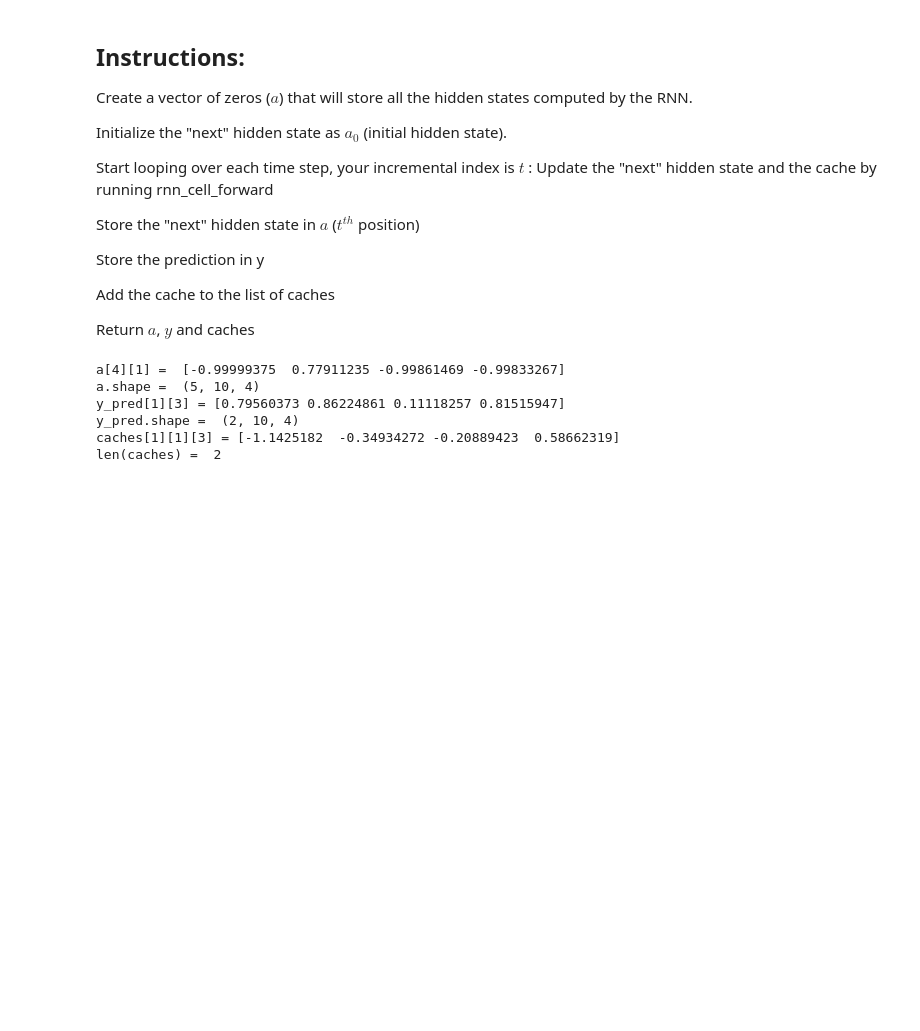
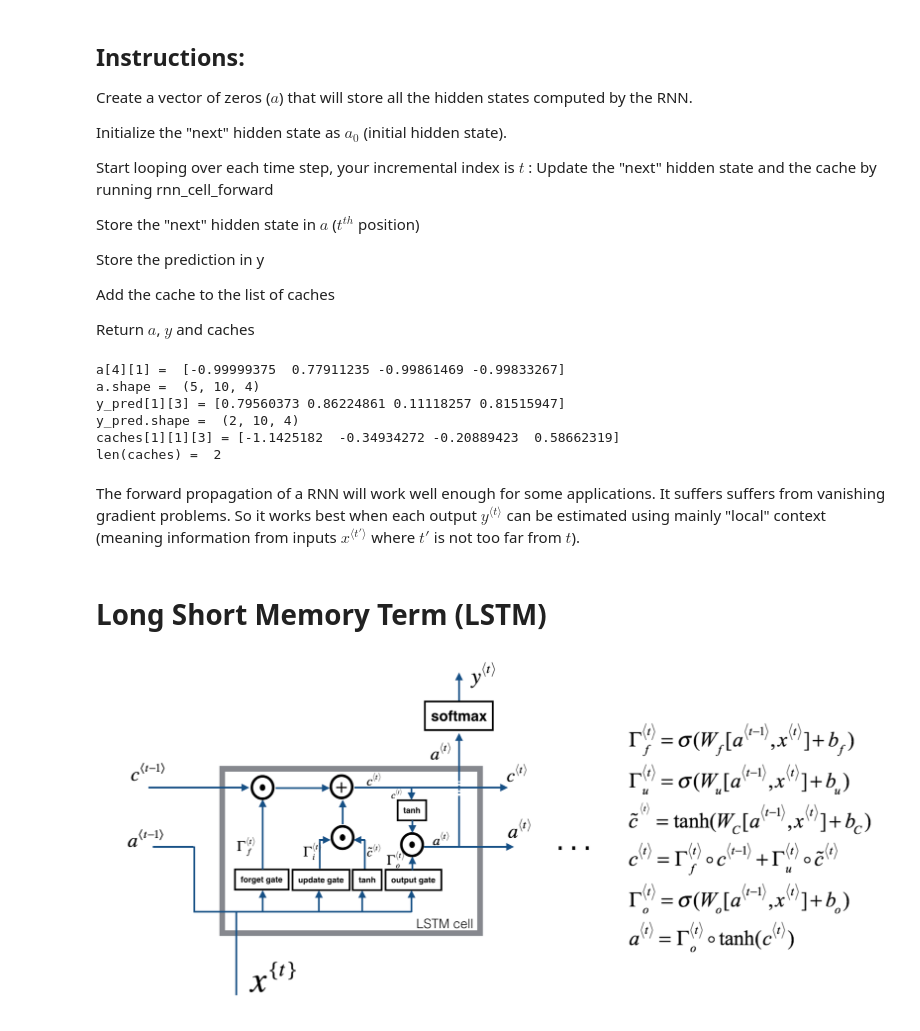
Before and after one commit to jkiani64/NLP_1, a Jupyter notebook: Build RNN.ipynb, the cells around one changed output. Cells and saved outputs as stored; diff of their text form; code cells hidden in the pictures; blank space fills up the shorter version.

Commit message:
LSTM cell is added

```diff
--- a/Build RNN.ipynb
+++ b/Build RNN.ipynb
@@ -217,0 +211,8 @@ len(caches) =  2
+# %% [markdown]
+The forward propagation of a RNN will work well enough for some applications. It suffers suffers from vanishing gradient problems. So it works best when each output $y^{\langle t \rangle}$ can be estimated using mainly "local" context (meaning information from inputs $x^{\langle t' \rangle}$ where $t'$ is not too far from $t$).
+# %% [markdown]
+# Long Short Memory Term (LSTM)
+# %%
+Image(filename = "LSTM.png", width=4000, height=200)
+# %% [output]
+[figure, added]
```
Also changed, not shown: parts of 11 cells of this notebook.
